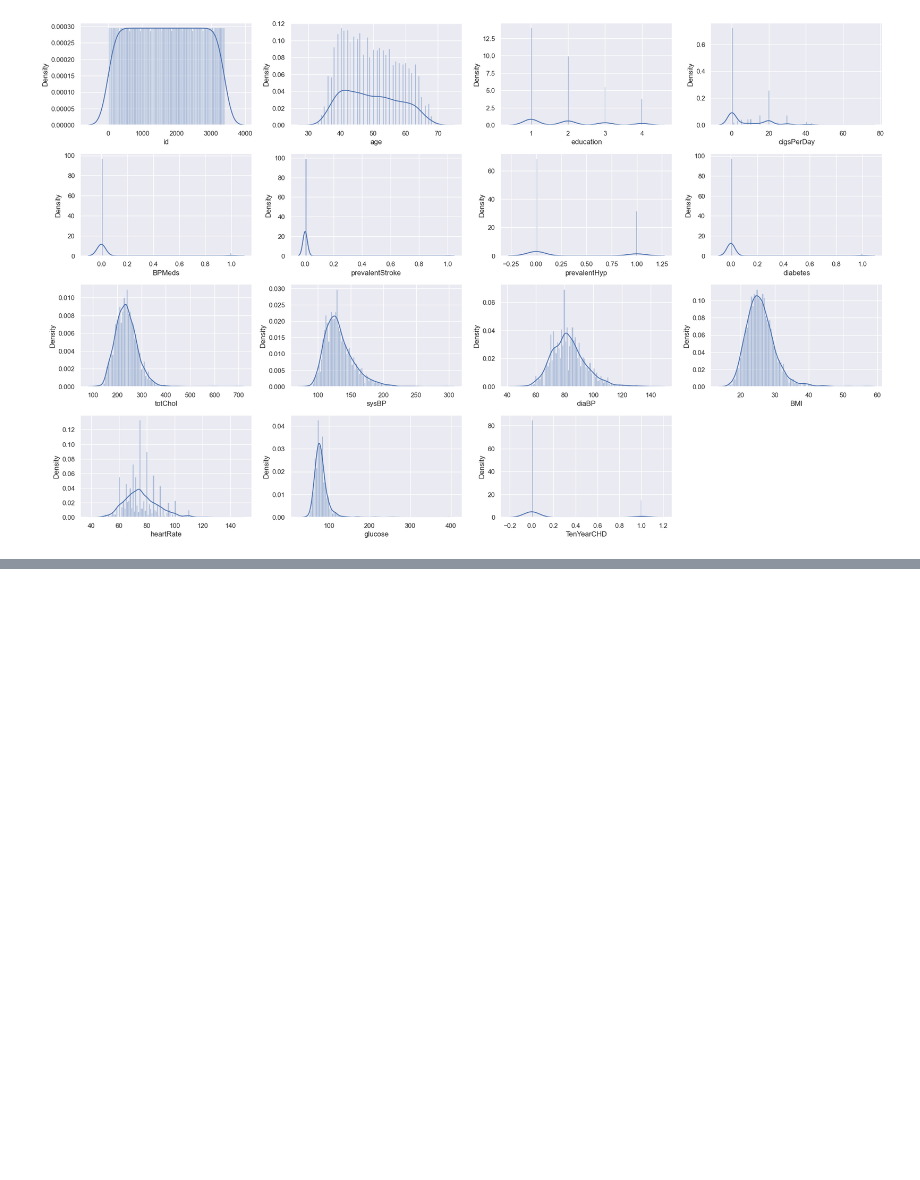
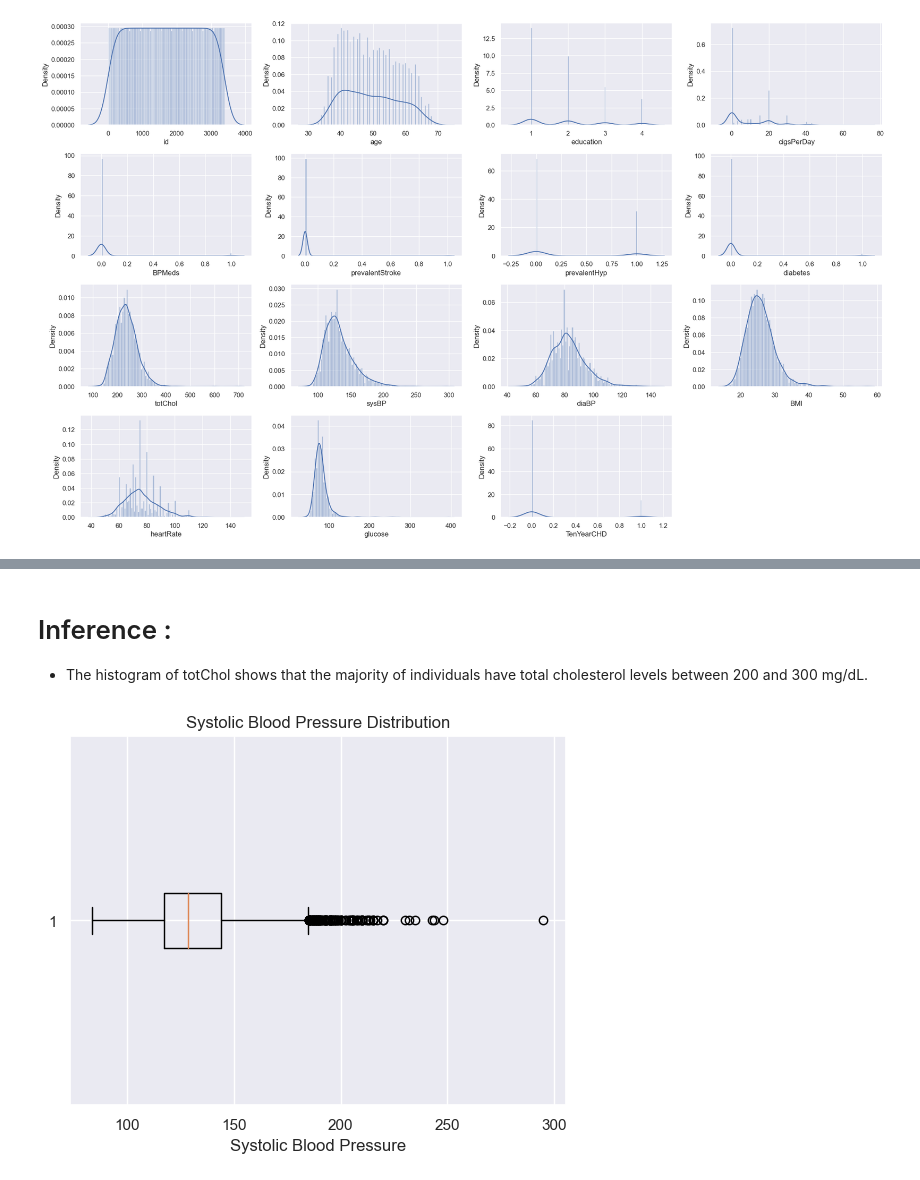
Before and after one commit to Vrishali04/Cardiovascular_Risk_Prediction_Classification_Capstone_Project, a Jupyter notebook: Cardiovascular_risk_prediction_classification_capstone_project_final.ipynb, the cells around one changed output, grey strips where cells are left out. Saved outputs shown, nothing was run; the diff lists cells and outputs as text; code cells hidden in the pictures; blank space fills up the shorter version.

```diff
--- a/Cardiovascular_risk_prediction_classification_capstone_project_final.ipynb
+++ b/Cardiovascular_risk_prediction_classification_capstone_project_final.ipynb
@@ -76,0 +110,10 @@ for column in columns:
+# %% [markdown]
+# Inference :
+* The histogram of totChol shows that the majority of individuals have total cholesterol levels between 200 and 300 mg/dL.
+# %%
+plt.boxplot(data['sysBP'], vert=False)
+plt.xlabel('Systolic Blood Pressure')
+plt.title('Systolic Blood Pressure Distribution')
+plt.show()
+# %% [output]
+[figure, added]
```
Also changed, not shown: parts of 17 cells of this notebook.
